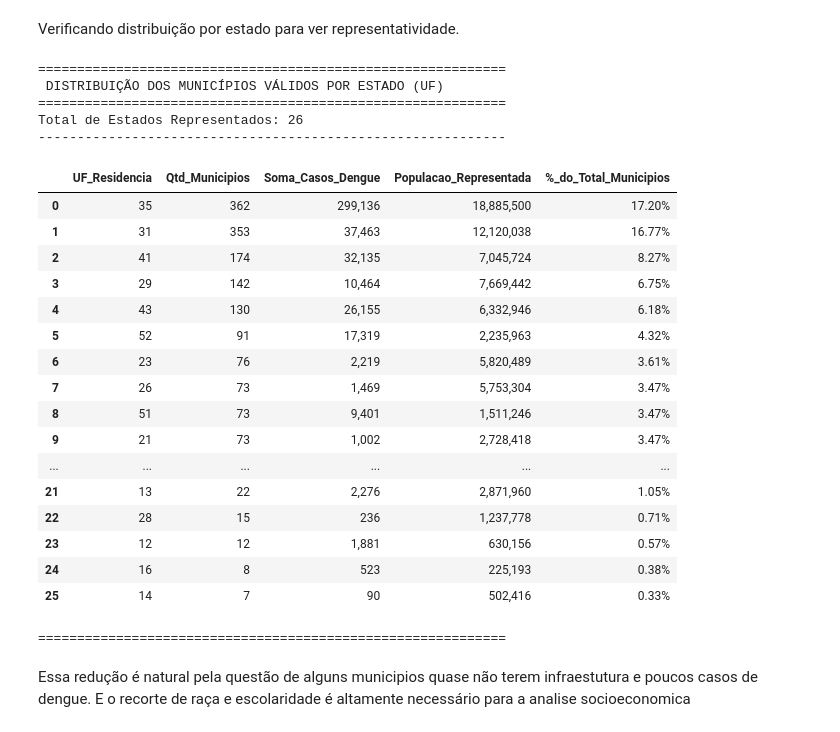
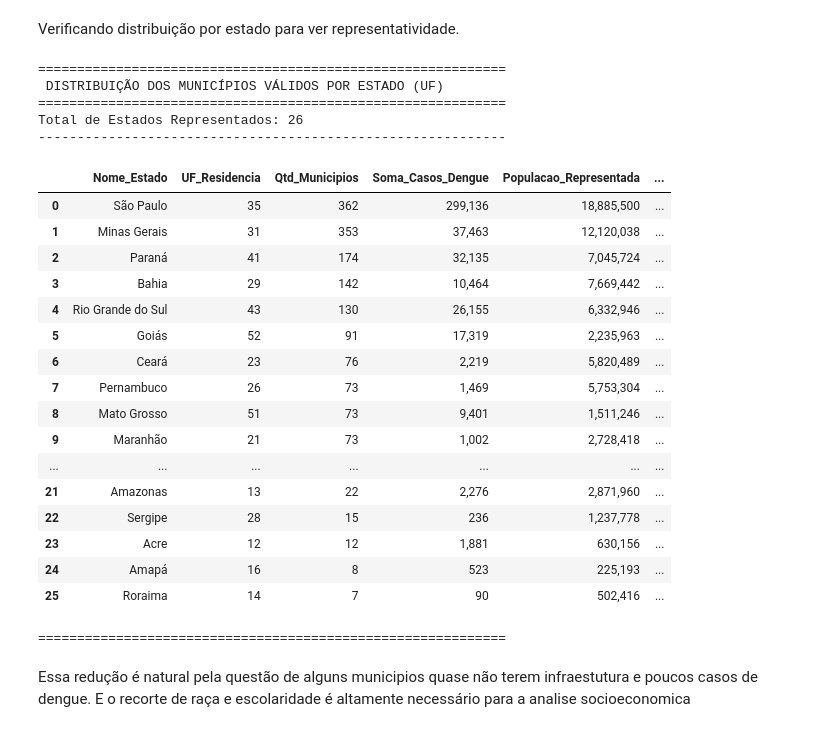
Before and after one commit to TrindadeBc/cd2-projeto-3, a Jupyter notebook: Projeto_CD2_Analise_Epidem_DATASUS.ipynb, the cells around one changed output. Saved outputs shown, nothing was run; the diff lists cells and outputs as text; code cells hidden in the pictures.

```diff
--- a/Projeto_CD2_Analise_Epidem_DATASUS.ipynb
+++ b/Projeto_CD2_Analise_Epidem_DATASUS.ipynb
@@ -444,7 +446,7 @@ exclude_cols = [
     'COPAISINF', 'ID_PAIS',
 
     # --- Datas Intermediárias e Pessoais ---
-    'DT_SIN_PRI', 'SEM_PRI', 'ANO_NASC', 'DT_INVEST', 'DT_ENCERRA',
+    'ANO_NASC', 'DT_INVEST', 'DT_ENCERRA',
     'DT_ALRM', 'DT_GRAV', 'DT_INTERNA', 'DT_OBITO',
 
     # --- Outros (Ajuste Fino) ---
@@ -775,54 +777,72 @@ import pandas as pd
 print("="*60)
 print(" DISTRIBUIÇÃO DOS MUNICÍPIOS VÁLIDOS POR ESTADO (UF)")
 print("="*60)
+
+# Dicionário Oficial do IBGE para tradução
+mapa_uf_nomes = {
+    11: 'Rondônia', 12: 'Acre', 13: 'Amazonas', 14: 'Roraima', 15: 'Pará',
+    16: 'Amapá', 17: 'Tocantins', 21: 'Maranhão', 22: 'Piauí', 23: 'Ceará',
+    24: 'Rio Grande do Norte', 25: 'Paraíba', 26: 'Pernambuco', 27: 'Alagoas',
+    28: 'Sergipe', 29: 'Bahia', 31: 'Minas Gerais', 32: 'Espírito Santo',
+    33: 'Rio de Janeiro', 35: 'São Paulo', 41: 'Paraná', 42: 'Santa Catarina',
+    43: 'Rio Grande do Sul', 50: 'Mato Grosso do Sul', 51: 'Mato Grosso',
+    52: 'Goiás', 53: 'Distrito Federal'
+}
 
 # Agrupa o dataframe final pela UF
 distribuicao_uf = df_final.groupby('UF_Residencia').agg(
     Qtd_Municipios=('ID_MN_RESI', 'count'),
     Soma_Casos_Dengue=('total_casos_dengue', 'sum'),
     Populacao_Representada=('populacao', 'sum')
 ).reset_index()
 
-# Calcula a representatividade (%) de cada estado no total de municípios válidos
+# Faz a tradução: garante que UF seja lido como número inteiro e aplica o dicionário
+distribuicao_uf['Nome_Estado'] = distribuicao_uf['UF_Residencia'].astype(float).astype(int).map(mapa_uf_nomes)
+
+# Reorganiza a ordem para o Nome do Estado ficar na frente para leitura
+colunas = ['Nome_Estado', 'UF_Residencia', 'Qtd_Municipios', 'Soma_Casos_Dengue', 'Populacao_Representada']
+distribuicao_uf = distribuicao_uf[colunas]
+
+# Calcula a representatividade (%)
 distribuicao_uf['%_do_Total_Municipios'] = (distribuicao_uf['Qtd_Municipios'] / df_final.shape[0]) * 100
 
 # Ordena do estado com mais cidades para o estado com menos
 distribuicao_uf = distribuicao_uf.sort_values(by='Qtd_Municipios', ascending=False).reset_index(drop=True)
 
-# Formata as colunas numéricas para ficar mais fácil de ler no relatório
+# Formatação visual
 formatacao = {
     'Soma_Casos_Dengue': '{:,.0f}',
     'Populacao_Representada': '{:,.0f}',
     '%_do_Total_Municipios': '{:.2f}%'
 }
 
-print(f"Total de Estados Representados: {distribuicao_uf['UF_Residencia'].nunique()}")
+print(f"Total de Estados Representados: {distribuicao_uf['Nome_Estado'].nunique()}")
 print("-" * 60)
 display(distribuicao_uf.style.format(formatacao))
 print("="*60)
 # %% [output]
 ============================================================
  DISTRIBUIÇÃO DOS MUNICÍPIOS VÁLIDOS POR ESTADO (UF)
 ============================================================
 Total de Estados Representados: 26
 ------------------------------------------------------------
-|  | UF_Residencia | Qtd_Municipios | Soma_Casos_Dengue | Populacao_Representada | %_do_Total_Municipios |
-| 0 | 35 | 362 | 299,136 | 18,885,500 | 17.20% |
-| 1 | 31 | 353 | 37,463 | 12,120,038 | 16.77% |
-| 2 | 41 | 174 | 32,135 | 7,045,724 | 8.27% |
-| 3 | 29 | 142 | 10,464 | 7,669,442 | 6.75% |
-| 4 | 43 | 130 | 26,155 | 6,332,946 | 6.18% |
-| 5 | 52 | 91 | 17,319 | 2,235,963 | 4.32% |
-| 6 | 23 | 76 | 2,219 | 5,820,489 | 3.61% |
-| 7 | 26 | 73 | 1,469 | 5,753,304 | 3.47% |
-| 8 | 51 | 73 | 9,401 | 1,511,246 | 3.47% |
-| 9 | 21 | 73 | 1,002 | 2,728,418 | 3.47% |
-| ... | ... | ... | ... | ... | ... |
-| 21 | 13 | 22 | 2,276 | 2,871,960 | 1.05% |
-| 22 | 28 | 15 | 236 | 1,237,778 | 0.71% |
-| 23 | 12 | 12 | 1,881 | 630,156 | 0.57% |
-| 24 | 16 | 8 | 523 | 225,193 | 0.38% |
-| 25 | 14 | 7 | 90 | 502,416 | 0.33% |
+|  | Nome_Estado | UF_Residencia | Qtd_Municipios | Soma_Casos_Dengue | Populacao_Representada | ... |
+| 0 | São Paulo | 35 | 362 | 299,136 | 18,885,500 | ... |
+| 1 | Minas Gerais | 31 | 353 | 37,463 | 12,120,038 | ... |
+| 2 | Paraná | 41 | 174 | 32,135 | 7,045,724 | ... |
+| 3 | Bahia | 29 | 142 | 10,464 | 7,669,442 | ... |
+| 4 | Rio Grande do Sul | 43 | 130 | 26,155 | 6,332,946 | ... |
+| 5 | Goiás | 52 | 91 | 17,319 | 2,235,963 | ... |
+| 6 | Ceará | 23 | 76 | 2,219 | 5,820,489 | ... |
+| 7 | Pernambuco | 26 | 73 | 1,469 | 5,753,304 | ... |
+| 8 | Mato Grosso | 51 | 73 | 9,401 | 1,511,246 | ... |
+| 9 | Maranhão | 21 | 73 | 1,002 | 2,728,418 | ... |
+| ... | ... | ... | ... | ... | ... | ... |
+| 21 | Amazonas | 13 | 22 | 2,276 | 2,871,960 | ... |
+| 22 | Sergipe | 28 | 15 | 236 | 1,237,778 | ... |
+| 23 | Acre | 12 | 12 | 1,881 | 630,156 | ... |
+| 24 | Amapá | 16 | 8 | 523 | 225,193 | ... |
+| 25 | Roraima | 14 | 7 | 90 | 502,416 | ... |
 ============================================================
 # %% [markdown]
 Essa redução é natural pela questão de alguns municipios quase não terem infraestutura e poucos casos de dengue. E o recorte de raça e escolaridade é altamente necessário para a analise socioeconomica
```
Also changed, not shown: parts of 46 cells of this notebook.
